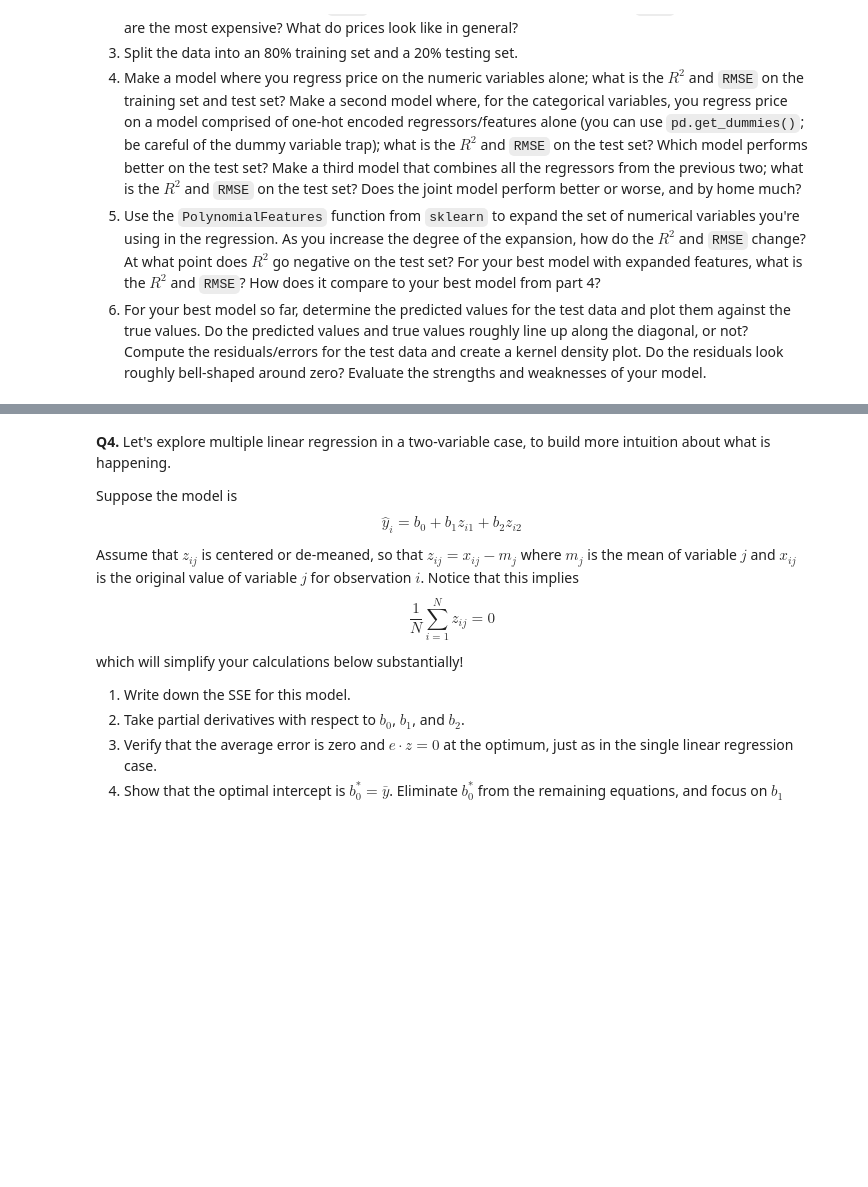
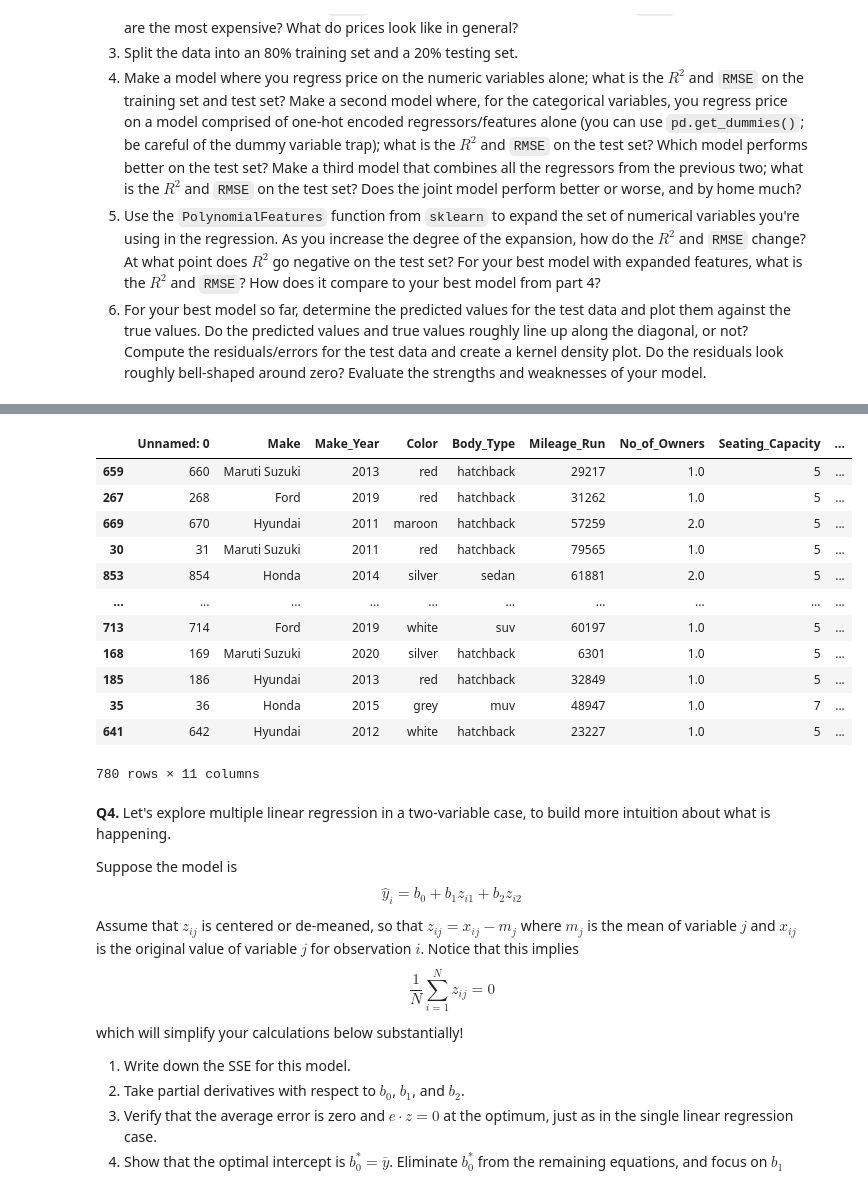
Before and after one commit to btw257-ui/linear_models, a Jupyter notebook: assignment/assignment.ipynb, the cells around one changed output, grey strips where cells are left out. Drawn from its saved outputs; the diff is of its cells as text; code cells hidden in the pictures; blank space fills up the shorter version.

```diff
--- a/assignment/assignment.ipynb
+++ b/assignment/assignment.ipynb
@@ -251,0 +285,22 @@ plt.show()
+# %%
+#Part 3
+car = cars2.copy()
+car_price = car['Log_Price']
+car = car.drop(columns=['Log_Price'])
+
+car_train, car_test, car_y_train, car_y_test = train_test_split(car,car_price,test_size=.2, random_state= 99)
+car_train
+# %% [output]
+|  | Unnamed: 0 | Make | Make_Year | Color | Body_Type | Mileage_Run | No_of_Owners | Seating_Capacity | ... |
+| 659 | 660 | Maruti Suzuki | 2013 | red | hatchback | 29217 | 1.0 | 5 | ... |
+| 267 | 268 | Ford | 2019 | red | hatchback | 31262 | 1.0 | 5 | ... |
+| 669 | 670 | Hyundai | 2011 | maroon | hatchback | 57259 | 2.0 | 5 | ... |
+| 30 | 31 | Maruti Suzuki | 2011 | red | hatchback | 79565 | 1.0 | 5 | ... |
+| 853 | 854 | Honda | 2014 | silver | sedan | 61881 | 2.0 | 5 | ... |
+| ... | ... | ... | ... | ... | ... | ... | ... | ... | ... |
+| 713 | 714 | Ford | 2019 | white | suv | 60197 | 1.0 | 5 | ... |
+| 168 | 169 | Maruti Suzuki | 2020 | silver | hatchback | 6301 | 1.0 | 5 | ... |
+| 185 | 186 | Hyundai | 2013 | red | hatchback | 32849 | 1.0 | 5 | ... |
+| 35 | 36 | Honda | 2015 | grey | muv | 48947 | 1.0 | 7 | ... |
+| 641 | 642 | Hyundai | 2012 | white | hatchback | 23227 | 1.0 | 5 | ... |
+780 rows × 11 columns
```
Also changed, not shown: parts of 6 cells of this notebook.
